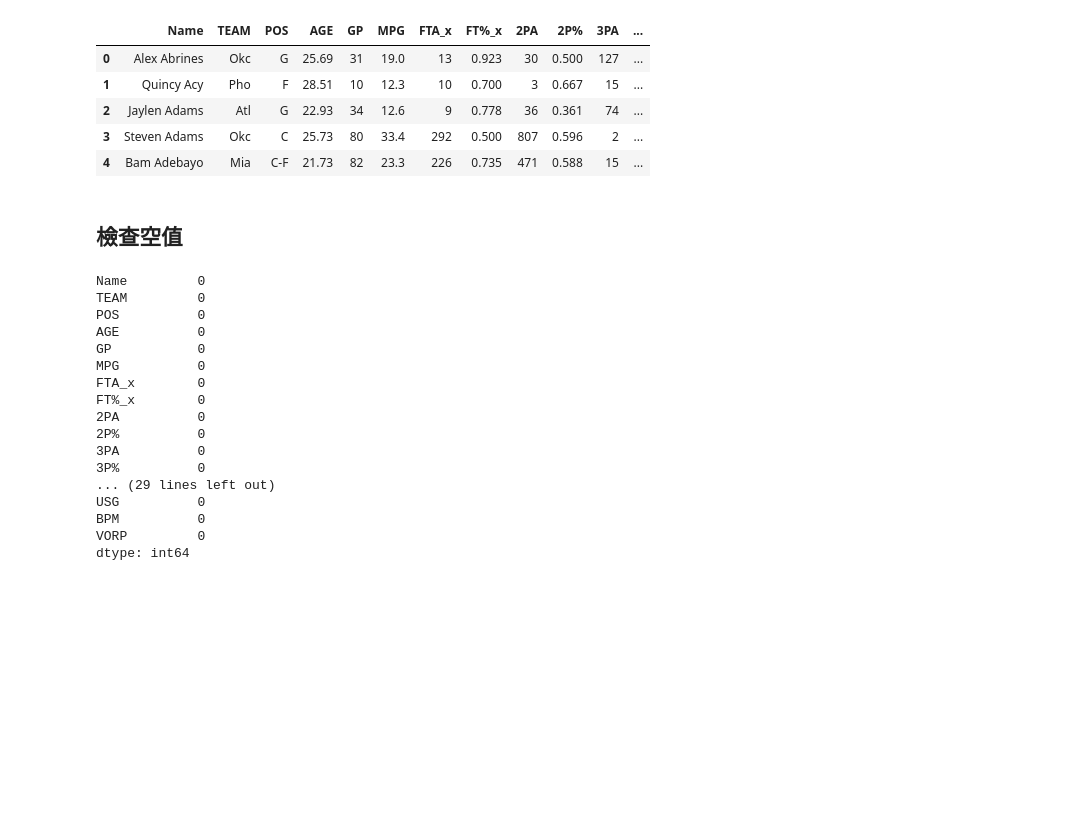
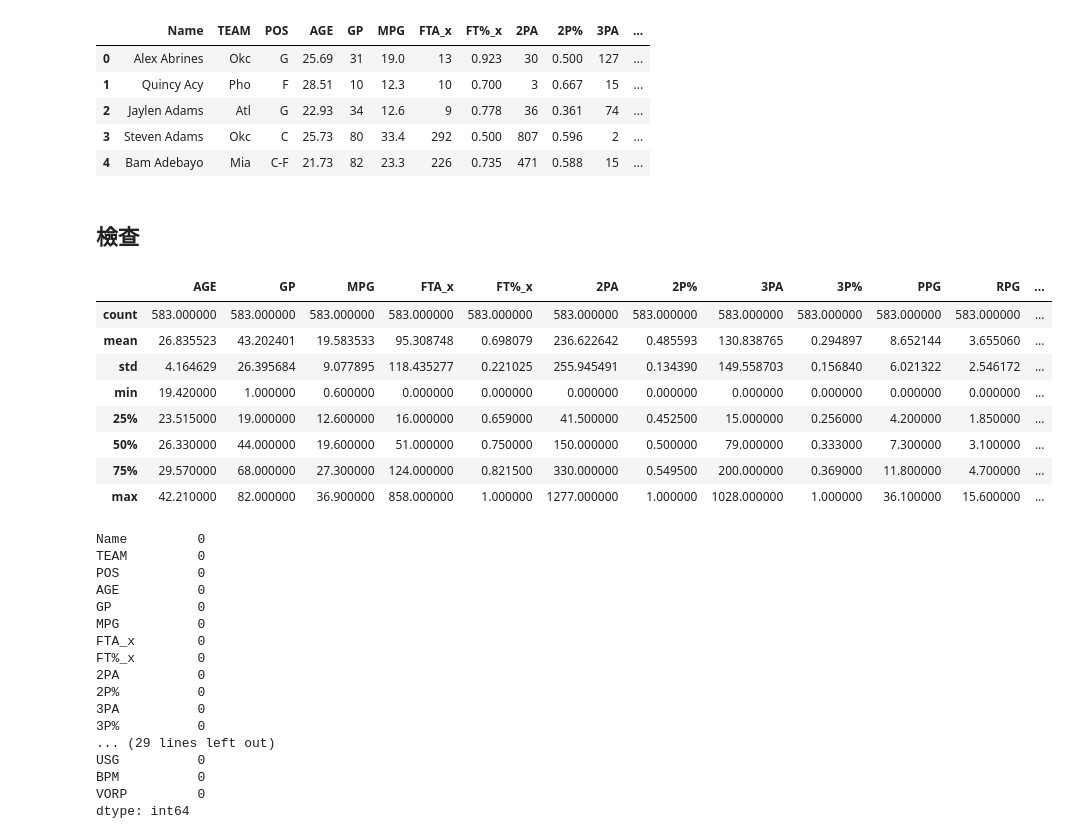
Before and after one commit to h30306/Learning-Notes, a Jupyter notebook: data-mining/decision-tree/d-tree NBA.ipynb, the cells around one changed output. Saved outputs shown, nothing was run; the diff lists cells and outputs as text; code cells hidden in the pictures; blank space fills up the shorter version.

```diff
--- a/data-mining/decision-tree/d-tree NBA.ipynb
+++ b/data-mining/decision-tree/d-tree NBA.ipynb
@@ -45,7 +45,19 @@ res.head()
 | 3 | Steven Adams | Okc | C | 25.73 | 80 | 33.4 | 292 | 0.500 | 807 | 0.596 | 2 | ... |
 | 4 | Bam Adebayo | Mia | C-F | 21.73 | 82 | 23.3 | 226 | 0.735 | 471 | 0.588 | 15 | ... |
 # %% [markdown]
-## 檢查空值
+## 檢查
+# %%
+res.describe()
+# %% [output]
+|  | AGE | GP | MPG | FTA_x | FT%_x | 2PA | 2P% | 3PA | 3P% | PPG | RPG | ... |
+| count | 583.000000 | 583.000000 | 583.000000 | 583.000000 | 583.000000 | 583.000000 | 583.000000 | 583.000000 | 583.000000 | 583.000000 | 583.000000 | ... |
+| mean | 26.835523 | 43.202401 | 19.583533 | 95.308748 | 0.698079 | 236.622642 | 0.485593 | 130.838765 | 0.294897 | 8.652144 | 3.655060 | ... |
+| std | 4.164629 | 26.395684 | 9.077895 | 118.435277 | 0.221025 | 255.945491 | 0.134390 | 149.558703 | 0.156840 | 6.021322 | 2.546172 | ... |
+| min | 19.420000 | 1.000000 | 0.600000 | 0.000000 | 0.000000 | 0.000000 | 0.000000 | 0.000000 | 0.000000 | 0.000000 | 0.000000 | ... |
+| 25% | 23.515000 | 19.000000 | 12.600000 | 16.000000 | 0.659000 | 41.500000 | 0.452500 | 15.000000 | 0.256000 | 4.200000 | 1.850000 | ... |
+| 50% | 26.330000 | 44.000000 | 19.600000 | 51.000000 | 0.750000 | 150.000000 | 0.500000 | 79.000000 | 0.333000 | 7.300000 | 3.100000 | ... |
+| 75% | 29.570000 | 68.000000 | 27.300000 | 124.000000 | 0.821500 | 330.000000 | 0.549500 | 200.000000 | 0.369000 | 11.800000 | 4.700000 | ... |
+| max | 42.210000 | 82.000000 | 36.900000 | 858.000000 | 1.000000 | 1277.000000 | 1.000000 | 1028.000000 | 1.000000 | 36.100000 | 15.600000 | ... |
 # %%
 res.isnull().sum()
 # %% [output]
```
Also changed, not shown: parts of 14 cells of this notebook.
